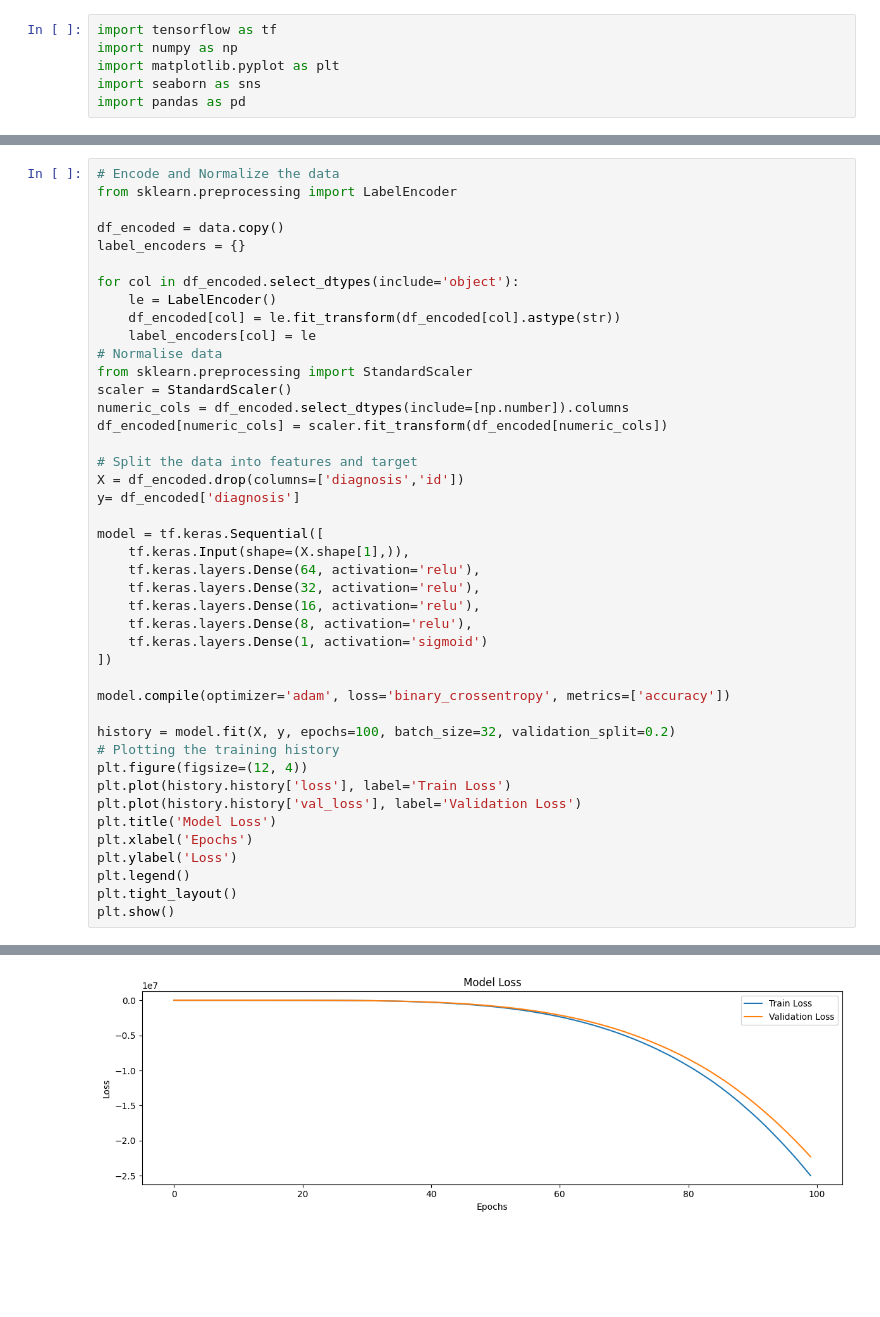
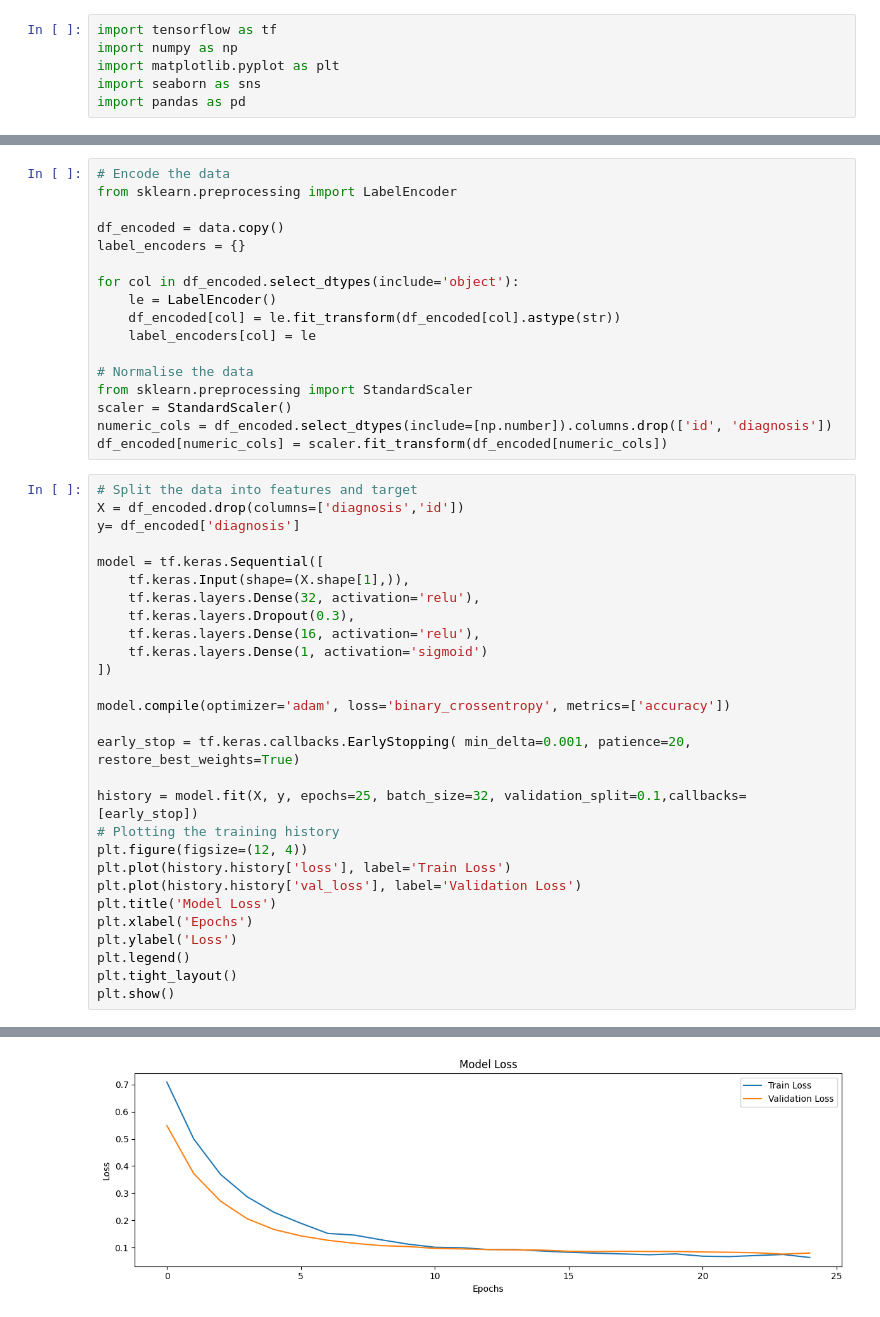
Before and after one commit to andreas-can/ml-experiments, a Jupyter notebook: Projects/Oncology1/main.ipynb, the cells around one changed output, grey strips where cells are left out. Saved outputs shown, nothing was run; the diff lists cells and outputs as text; blank space fills up the shorter version.

```diff
--- a/Projects/Oncology1/main.ipynb
+++ b/Projects/Oncology1/main.ipynb
@@ -30,36 +29,38 @@ print(data)
+# %%
+# Encode the data
+from sklearn.preprocessing import LabelEncoder
+
+df_encoded = data.copy()
+label_encoders = {}
+
+for col in df_encoded.select_dtypes(include='object'):
+    le = LabelEncoder()
+    df_encoded[col] = le.fit_transform(df_encoded[col].astype(str))
+    label_encoders[col] = le
+
+# Normalise the data
+from sklearn.preprocessing import StandardScaler
+scaler = StandardScaler()
+numeric_cols = df_encoded.select_dtypes(include=[np.number]).columns.drop(['id', 'diagnosis'])
+df_encoded[numeric_cols] = scaler.fit_transform(df_encoded[numeric_cols])
 # %%
-# Encode and Normalize the data
-from sklearn.preprocessing import LabelEncoder
-
-df_encoded = data.copy()
-label_encoders = {}
-
-for col in df_encoded.select_dtypes(include='object'):
-    le = LabelEncoder()
-    df_encoded[col] = le.fit_transform(df_encoded[col].astype(str))
-    label_encoders[col] = le
-# Normalise data
-from sklearn.preprocessing import StandardScaler
-scaler = StandardScaler()
-numeric_cols = df_encoded.select_dtypes(include=[np.number]).columns
-df_encoded[numeric_cols] = scaler.fit_transform(df_encoded[numeric_cols])
-
 # Split the data into features and target
 X = df_encoded.drop(columns=['diagnosis','id'])
 y= df_encoded['diagnosis']
 
 model = tf.keras.Sequential([
     tf.keras.Input(shape=(X.shape[1],)),
-    tf.keras.layers.Dense(64, activation='relu'),
     tf.keras.layers.Dense(32, activation='relu'),
+    tf.keras.layers.Dropout(0.3),
     tf.keras.layers.Dense(16, activation='relu'),
-    tf.keras.layers.Dense(8, activation='relu'),
     tf.keras.layers.Dense(1, activation='sigmoid')
 ])
 
 model.compile(optimizer='adam', loss='binary_crossentropy', metrics=['accuracy'])
 
-history = model.fit(X, y, epochs=100, batch_size=32, validation_split=0.2)
+early_stop = tf.keras.callbacks.EarlyStopping( min_delta=0.001, patience=20, restore_best_weights=True)
+
+history = model.fit(X, y, epochs=25, batch_size=32, validation_split=0.1,callbacks=[early_stop])
 # Plotting the training history
 plt.figure(figsize=(12, 4))
 plt.plot(history.history['loss'], label='Train Loss')
@@ -91,2 +92,2 @@ Epoch 100/100
-[figure, old version]
+[figure, new version]
 # %%
```
Also changed, not shown: parts of 4 cells of this notebook, 1 other file.
